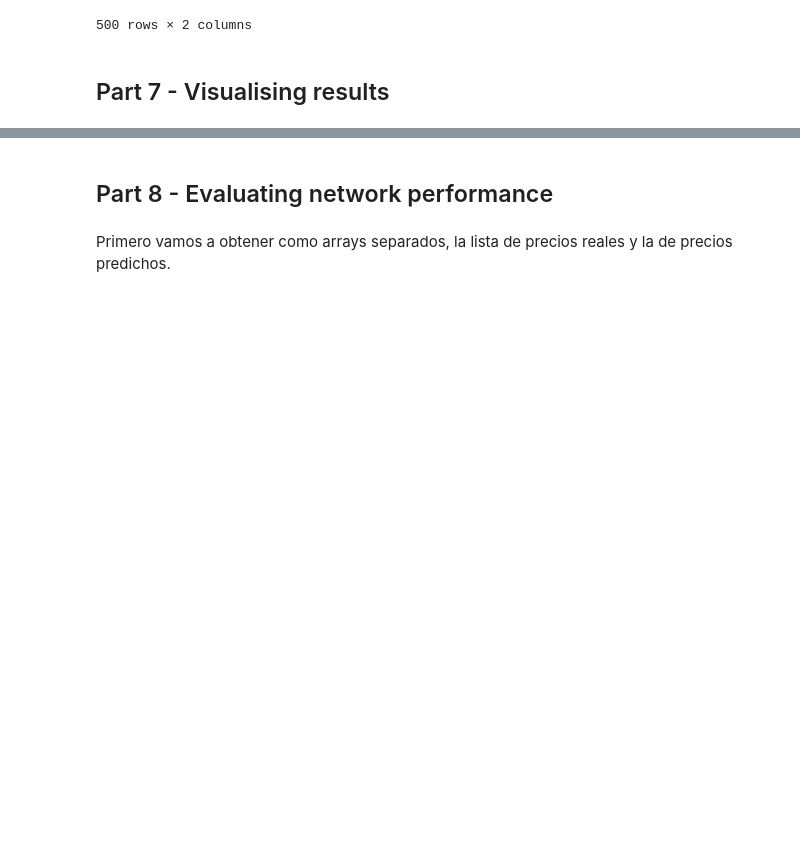
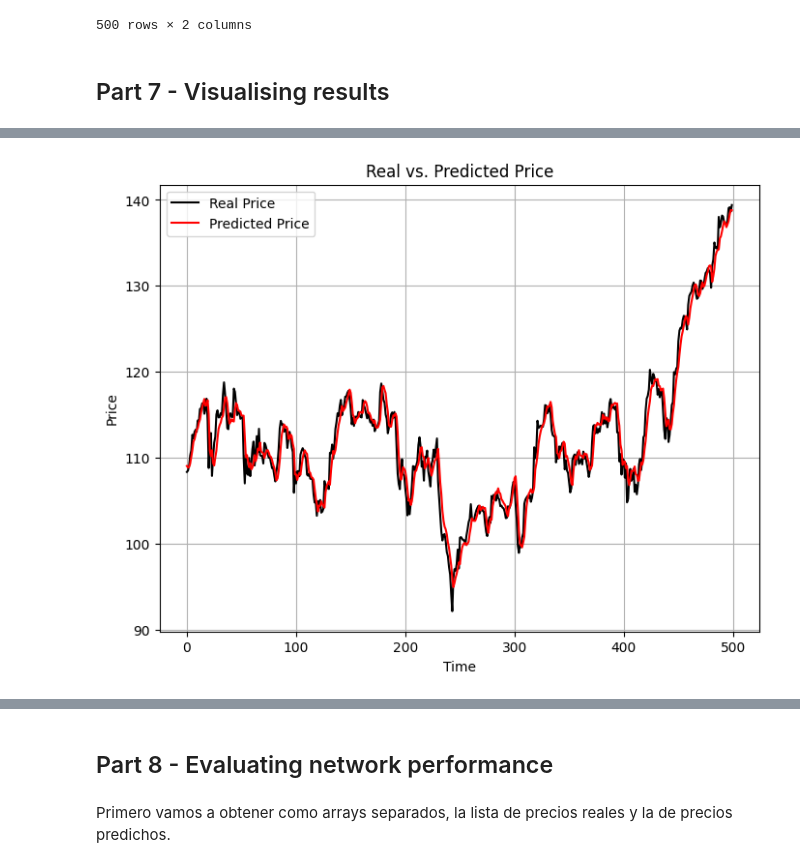
Before and after one commit to simonians/tesis-econom-a, a Jupyter notebook: forcasting_using_LSTM.ipynb, the cells around one changed output, grey strips where cells are left out. Saved outputs shown, nothing was run; the diff lists cells and outputs as text; code cells hidden in the pictures; blank space fills up the shorter version.

```diff
--- a/forcasting_using_LSTM.ipynb
+++ b/forcasting_using_LSTM.ipynb
@@ -616,0 +593,16 @@ plt.show()
+# %%
+# Crear gráfico de líneas
+fig, ax = plt.subplots(figsize=(8, 6))
+ax.plot(y_real, color='black', label='Real Price')
+ax.plot(y_pred, color='red', label='Predicted Price')
+
+# Personalizar el gráfico
+ax.set_xlabel('Time')
+ax.set_ylabel('Price')
+ax.set_title('Real vs. Predicted Price')
+ax.grid(True)
+ax.legend()
+
+plt.show()
+# %% [output]
+[figure, added]
```
Also changed, not shown: parts of 34 cells of this notebook.
